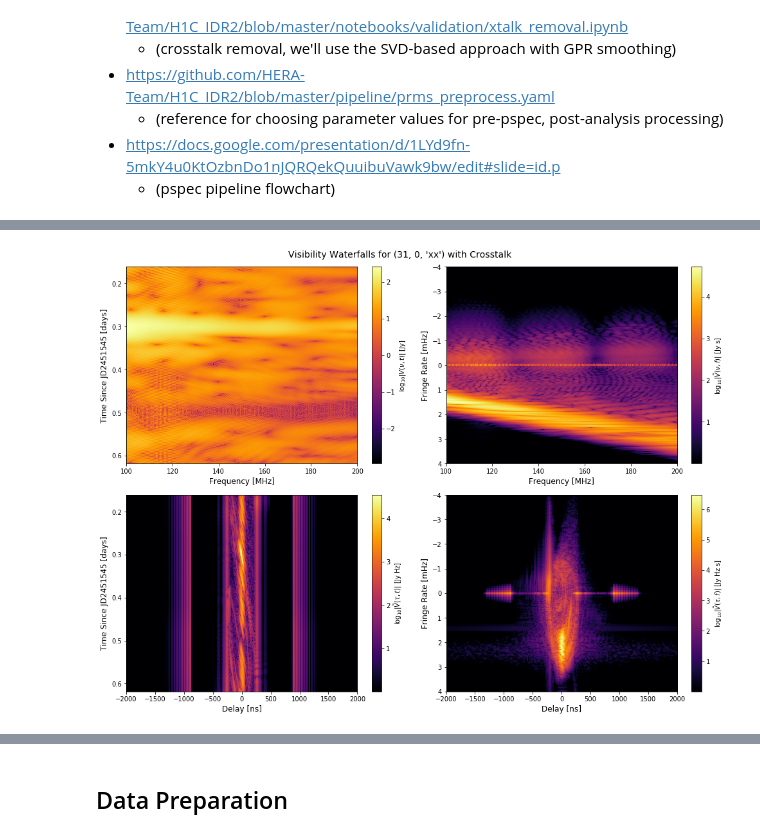
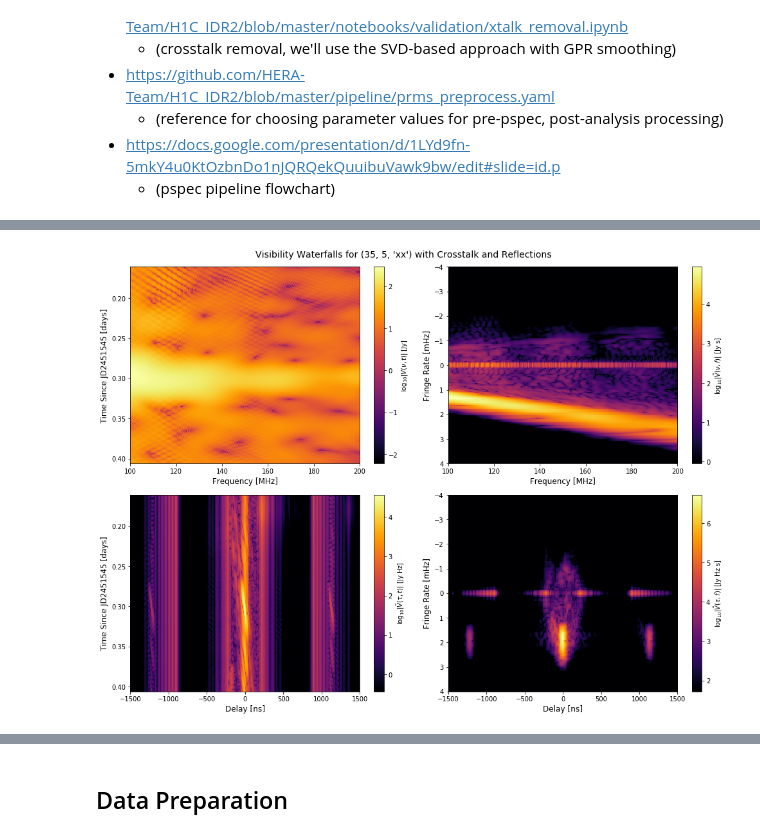
Before and after one commit to HERA-Team/hera-validation, a Jupyter notebook: test-series/3/test-3.2.0.ipynb, the cells around one changed output, grey strips where cells are left out. Drawn from its saved outputs; the diff is of its cells as text; code cells hidden in the pictures.

```diff
--- a/test-series/3/test-3.2.0.ipynb
+++ b/test-series/3/test-3.2.0.ipynb
@@ -324,25 +120,0 @@ Telescope RIMEz calculation is not in known_telescopes.
-# %%
-lsts = np.unique(uvd.lst_array)
-freqs = uvd.freq_array.flatten()
-use_flags_v1 = flag_spline_v1(lsts, freqs).astype(np.bool)
-use_flags_v2 = flag_spline_v2(lsts, freqs).astype(np.bool)
-# %%
-fig = plt.figure(figsize=(15,10))
-ax1 = fig.add_subplot(211)
-ax2 = fig.add_subplot(212)
-ax1.set_title("LST-binned Flags", fontsize=12)
-ax2.set_title("Single Day Flags", fontsize=12)
-for ax in (ax1, ax2):
-    ax.set_xlabel("Frequency [MHz]", fontsize=12)
-    ax.set_ylabel("LST [rad]", fontsize=12)
-cmap = "viridis_r"
-extent = (freqs.min() / 1e6, freqs.max() / 1e6, lsts.max(), lsts.min())
-cax1 = ax1.imshow(use_flags_v1.astype(float), aspect='auto', extent=extent, cmap=cmap)
-cax2 = ax2.imshow(use_flags_v2.astype(float), aspect='auto', extent=extent, cmap=cmap)
-for ax, cax in zip((ax1, ax2), (cax1, cax2)):
-    fig.sca(ax)
-    cbar = fig.colorbar(cax)
-    cbar.set_ticks((0,1))
-    cbar.set_ticklabels(("Unflagged", "Flagged"))
-
-fig.tight_layout()
@@ -407,20 +577,23 @@ xtalk_vis = gen_xtalk(uvd, autovis, xamps, xdlys, xphs)
 # %%
 time_taper = 'blackman-harris'
 freq_taper = 'blackman-harris'
 baseline = antpos[list(ants).index(crosskey[0])] - antpos[list(ants).index(crosskey[1])]
-plot_limits = {"delay" : (-2000, 2000), "fringe_rate" : (4, -4)}
+plot_limits = {"delay" : (-1500, 1500), "fringe_rate" : (4, -4)}
+
 fig = plot_waterfalls(
-    xtalk_vis + crosscorr_vis, freqs, times, windows=(time_taper, freq_taper),
+    cross_vis, freqs, times, windows=(time_taper, freq_taper),
     dynamic_range=5, limit_drng=("delay", "fringe_rate"),
     baseline=None, horizon_color="dodgerblue", cmap='inferno',
-    plot_limits=plot_limits
+    plot_limits=plot_limits,
 #    mode='phs', cmap='twilight'
 )
-title = "Visibility Waterfalls for %s with Crosstalk" % str(crosskey)
-fig.text(0.3, 1, title, fontsize=14)
+title = "Visibility Waterfalls for %s with Crosstalk and Reflections" % str(crosskey)
+fig.text(0.25, 1, title, fontsize=14)
 fig.tight_layout()
-save_path = "/users/rpascua/plots/fg_plus_eor_plus_xtalk.pdf"
+
+# choose where to save the figure
+save_path = "/users/rpascua/plots/fg_plus_eor_plus_xtalk_with_refl.pdf"
 fig.savefig(save_path)
 fig.savefig(save_path.replace(".pdf", ".png"))
 # %% [output]
-[figure, old version]
+[figure, new version]
```
Also changed, not shown: parts of 46 cells of this notebook.
